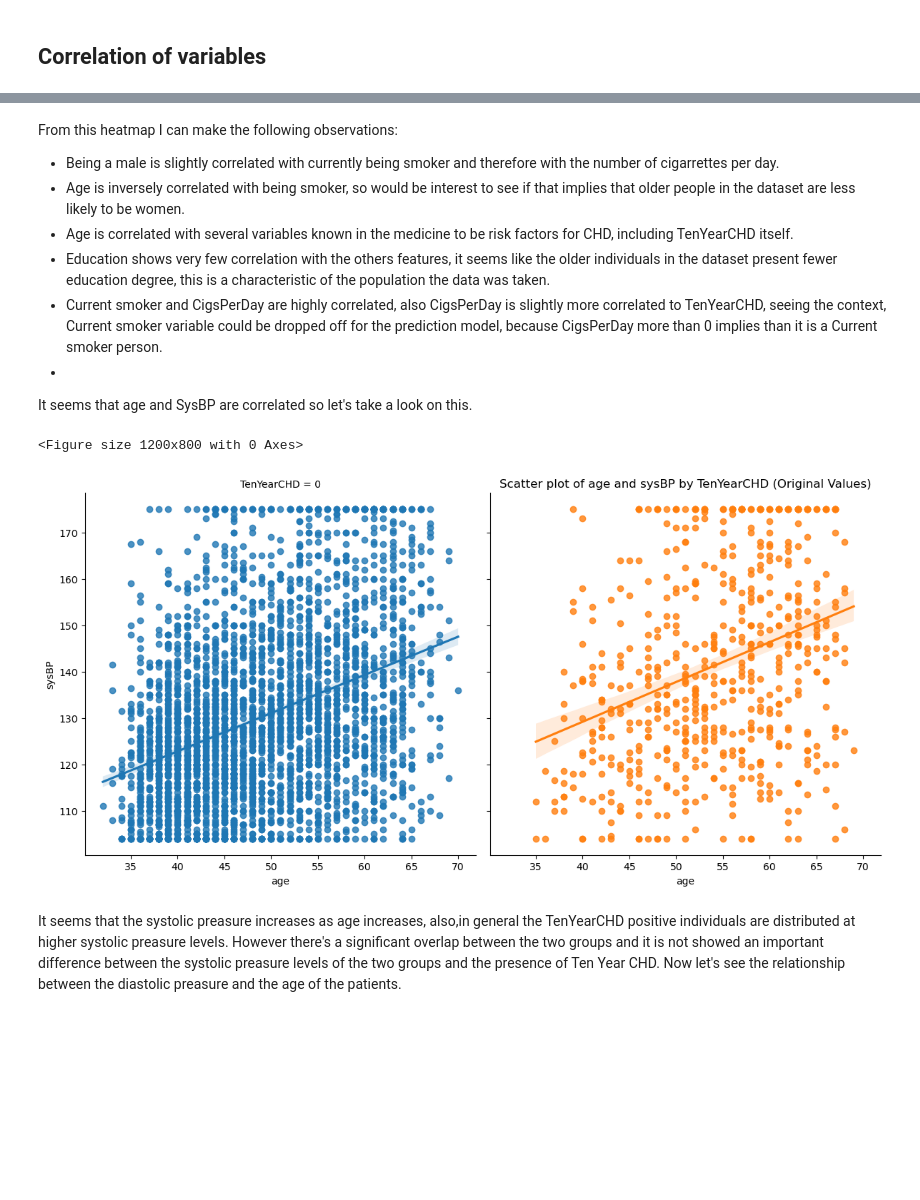
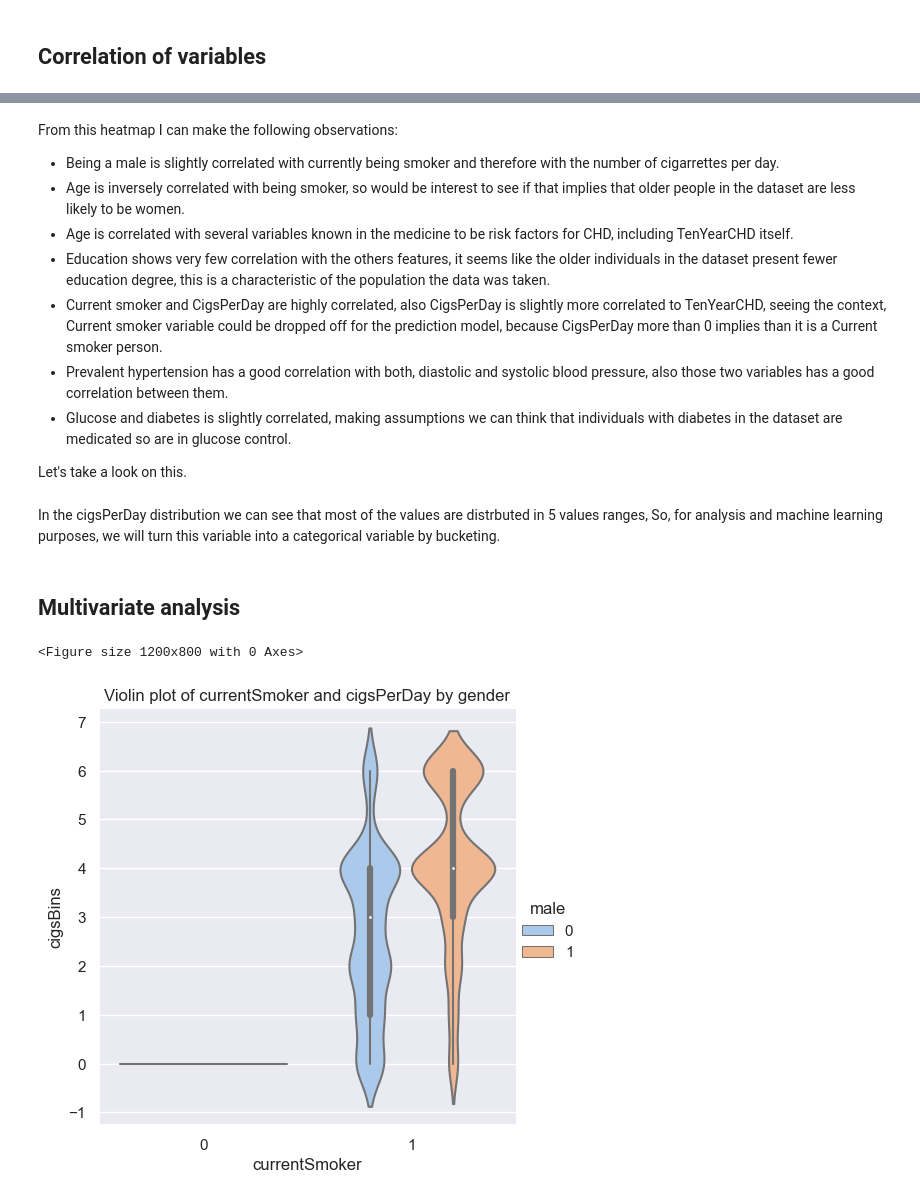
Before and after one commit to Fermazate/Heart-Disease-Prediction, a Jupyter notebook: notebooks/02_data_exploration.ipynb, the cells around one changed output, grey strips where cells are left out. Drawn from its saved outputs; the diff is of its cells as text; code cells hidden in the pictures; blank space fills up the shorter version.

```diff
--- a/notebooks/02_data_exploration.ipynb
+++ b/notebooks/02_data_exploration.ipynb
@@ -8,13 +8,18 @@ Importing modules and loading datasets
 import pandas as pd
 import matplotlib.pyplot as plt
 import seaborn as sns
+import numpy as np
+from scipy.stats.stats import pearsonr
+from sklearn.feature_selection import SelectKBest, mutual_info_classif
+from sklearn.model_selection import train_test_split
+from sklearn.metrics import f1_score
+from sklearn.ensemble import GradientBoostingClassifier
+
 import warnings
-from imblearn.over_sampling import SMOTE
-from sklearn.model_selection import train_test_split
-from sklearn.ensemble import RandomForestClassifier
-from sklearn.metrics import confusion_matrix,recall_score
 
 warnings.filterwarnings('ignore')
+
+sns.set_theme(context='notebook',style='darkgrid',palette='pastel')
 # %%
 df = pd.read_csv('../data/interim/clean.csv')
 # %%
@@ -166,16 +139,23 @@ From this heatmap I can make the following observations:
 - Age is correlated with several variables known in the medicine to be risk factors for CHD, including TenYearCHD itself.
 - Education shows very few correlation with the others features, it seems like the older individuals in the dataset present fewer education degree, this is a characteristic of the population the data was taken.
 - Current smoker and CigsPerDay are highly correlated, also CigsPerDay is slightly more correlated to TenYearCHD, seeing the context, Current smoker variable could be dropped off for the prediction model, because CigsPerDay more than 0 implies than it is a Current smoker person.
--
-It seems that age and SysBP are correlated so let's take a look on this.
+- Prevalent hypertension has a good correlation with both, diastolic and systolic blood pressure, also those two variables has a good correlation between them.
+- Glucose and diabetes is slightly correlated, making assumptions we can think that individuals with diabetes in the dataset are medicated so are in glucose control.
+
+Let's take a look on this.
+# %% [markdown]
+In the cigsPerDay distribution we can see that most of the values are distrbuted in 5 values ranges, So, for analysis and machine learning purposes, we will turn this variable into a categorical variable by bucketing.
+# %%
+bins = [0, 4, 9, 14, 19, 24, 29, float('inf')]
+df['cigsBins'] = pd.cut(df['cigsPerDay'],labels=False, bins=bins, right=False)
+# %% [markdown]
+## Multivariate analysis
 # %%
+# Correlation between cigsPerDay, currentSmoker distributed by gender.
 plt.figure(figsize=(12,8))
-sns.lmplot(data=df,x='age',y='sysBP',hue='TenYearCHD',col='TenYearCHD',height=6)
-plt.title('Scatter plot of age and sysBP by TenYearCHD (Original Values)')
+sns.catplot(data=df,x='currentSmoker',y='cigsBins',hue='male',kind='violin')
+plt.title('Violin plot of currentSmoker and cigsPerDay by gender')
 plt.show()
 # %% [output]
 <Figure size 1200x800 with 0 Axes>
-[figure, old version]
+[figure, new version]
-# %% [markdown]
-It seems that the systolic preasure increases as age increases, also,in general the TenYearCHD positive individuals are distributed at higher systolic preasure levels. However there's a significant overlap between the two groups and it is not showed an important difference between the systolic preasure levels of the two groups and the presence of Ten Year CHD.
-Now let's see the relationship between the diastolic preasure and the age of the patients.
```
Also changed, not shown: parts of 36 cells of this notebook, 1 other file.
